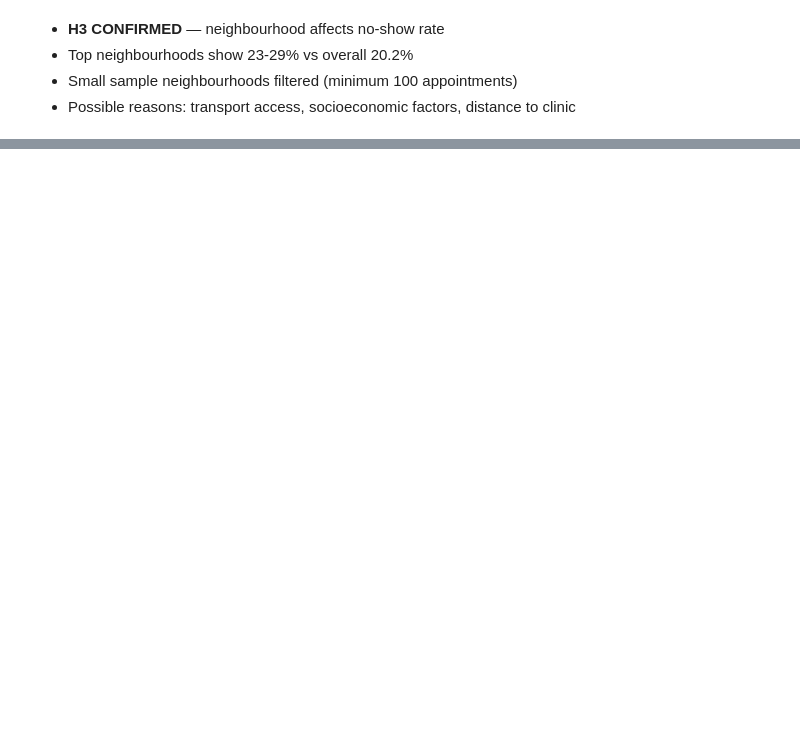
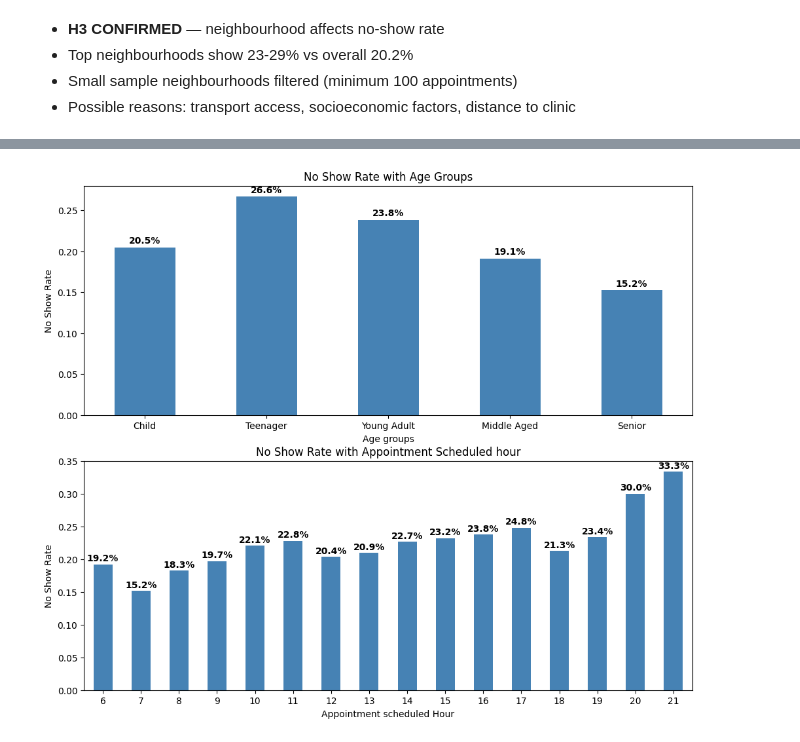
Before and after one commit to Kuldip-Lakhtariya/Medical_appointment, a Jupyter notebook: hospital_noshow_eda.ipynb, the cells around one changed output, grey strips where cells are left out. Cells and saved outputs as stored; diff of their text form; code cells hidden in the pictures; blank space fills up the shorter version.

Commit message:
EDA completed with 5 hypothesis

```diff
--- a/hospital_noshow_eda.ipynb
+++ b/hospital_noshow_eda.ipynb
@@ -461,3 +461,11 @@ plt.show()
 - **H1 → Rejected** (confounding variable: wait time)
 - **H2 → Confirmed** (longer wait = more no-shows, with chronic patient exception)
 - **H3 → Confirmed** (certain neighbourhoods have higher no-show rates)
+# %%
+#Now we also which age group and at which time most of noshow happed and check the hypothesis
+
+age_noshow = df.groupby("age_groups")["No_show"].mean()
+print(age_noshow)
+
+day_noshow = df.groupby("scheduled_hour")["No_show"].mean()
+print(day_noshow)
@@ -463,0 +490,24 @@ plt.show()
+# %%
+fig,ax = plt.subplots(2,1,figsize=(12,10))
+
+age_noshow.plot(kind="bar", color='steelblue', ax=ax[0])
+ax[0].set_title("No Show Rate with Age Groups")
+ax[0].set_xlabel("Age groups")
+ax[0].set_ylabel("No Show Rate")
+ax[0].set_xticklabels(age_noshow.index,rotation=0)
+
+for i,v in enumerate(age_noshow):
+    ax[0].text(i, v+0.005, f'{v:.1%}', ha = "center", fontweight = "bold")
+
+day_noshow.plot(kind="bar", color='steelblue', ax=ax[1])
+ax[1].set_title("No Show Rate with Appointment Scheduled hour")
+ax[1].set_xlabel("Appointment scheduled Hour")
+ax[1].set_ylabel("No Show Rate")
+ax[1].set_xticklabels(day_noshow.index,rotation=0)
+
+for i,v in enumerate(day_noshow):
+    ax[1].text(i, v+0.005, f'{v:.1%}', ha = "center",fontweight = "bold")
+
+plt.show()
+# %% [output]
+[figure, added]
```
Also changed, not shown: parts of 6 cells of this notebook.
